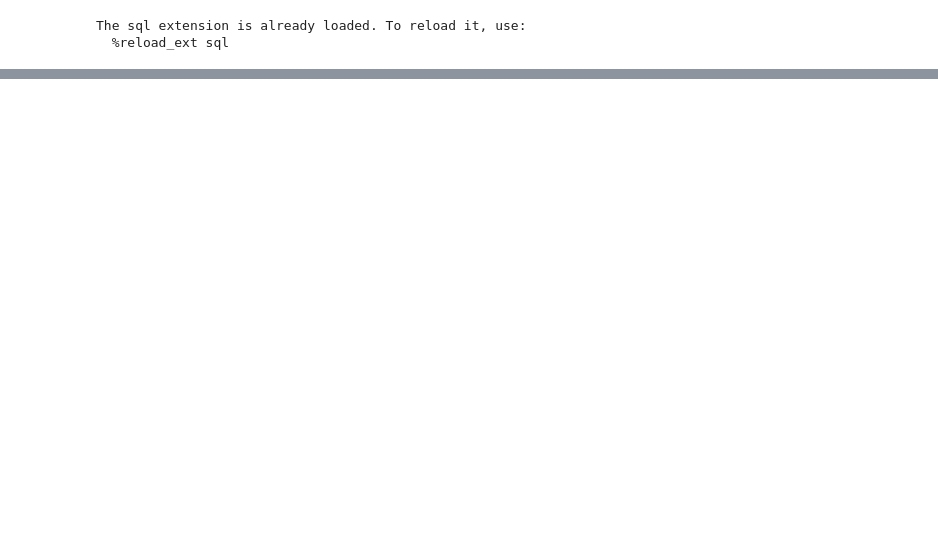
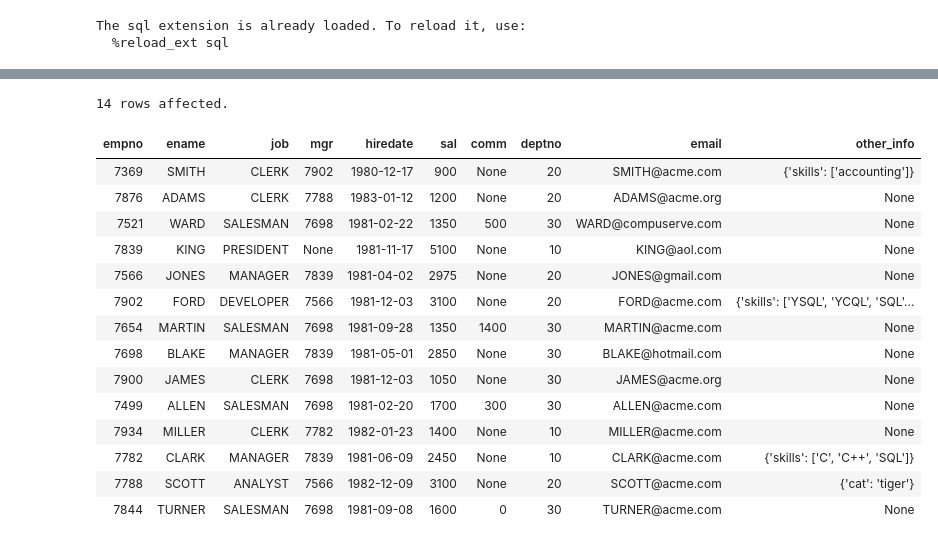
Before and after one commit to Anand24dsu/ysql-query, a Jupyter notebook: ysql-setup/Sql.ipynb, the cells around one changed output, grey strips where cells are left out. Cells and saved outputs as stored; diff of their text form; code cells hidden in the pictures; blank space fills up the shorter version.

```diff
--- a/ysql-setup/Sql.ipynb
+++ b/ysql-setup/Sql.ipynb
@@ -1118,0 +1560,21 @@ select * from cd.facilities;
+# %%
+%%sql
+
+select * from  tbl_employees employee;
+# %% [output]
+14 rows affected.
+| empno | ename | job | mgr | hiredate | sal | comm | deptno | email | other_info |
+| 7369 | SMITH | CLERK | 7902 | 1980-12-17 | 900 | None | 20 | SMITH@acme.com | {'skills': ['accounting']} |
+| 7876 | ADAMS | CLERK | 7788 | 1983-01-12 | 1200 | None | 20 | ADAMS@acme.org | None |
+| 7521 | WARD | SALESMAN | 7698 | 1981-02-22 | 1350 | 500 | 30 | WARD@compuserve.com | None |
+| 7839 | KING | PRESIDENT | None | 1981-11-17 | 5100 | None | 10 | KING@aol.com | None |
+| 7566 | JONES | MANAGER | 7839 | 1981-04-02 | 2975 | None | 20 | JONES@gmail.com | None |
+| 7902 | FORD | DEVELOPER | 7566 | 1981-12-03 | 3100 | None | 20 | FORD@acme.com | {'skills': ['YSQL', 'YCQL', 'SQL'... |
+| 7654 | MARTIN | SALESMAN | 7698 | 1981-09-28 | 1350 | 1400 | 30 | MARTIN@acme.com | None |
+| 7698 | BLAKE | MANAGER | 7839 | 1981-05-01 | 2850 | None | 30 | BLAKE@hotmail.com | None |
+| 7900 | JAMES | CLERK | 7698 | 1981-12-03 | 1050 | None | 30 | JAMES@acme.org | None |
+| 7499 | ALLEN | SALESMAN | 7698 | 1981-02-20 | 1700 | 300 | 30 | ALLEN@acme.com | None |
+| 7934 | MILLER | CLERK | 7782 | 1982-01-23 | 1400 | None | 10 | MILLER@acme.com | None |
+| 7782 | CLARK | MANAGER | 7839 | 1981-06-09 | 2450 | None | 10 | CLARK@acme.com | {'skills': ['C', 'C++', 'SQL']} |
+| 7788 | SCOTT | ANALYST | 7566 | 1982-12-09 | 3100 | None | 20 | SCOTT@acme.com | {'cat': 'tiger'} |
+| 7844 | TURNER | SALESMAN | 7698 | 1981-09-08 | 1600 | 0 | 30 | TURNER@acme.com | None |
```
Also changed, not shown: parts of 86 cells of this notebook.
